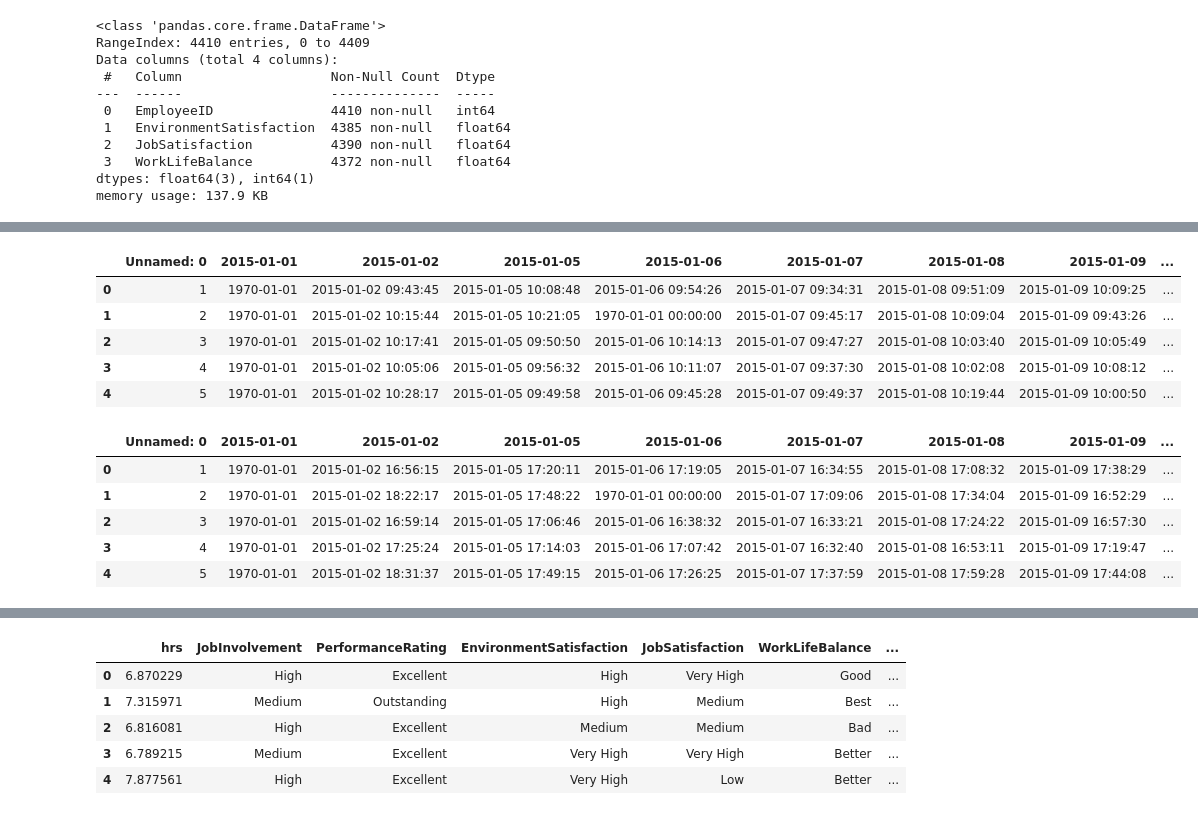
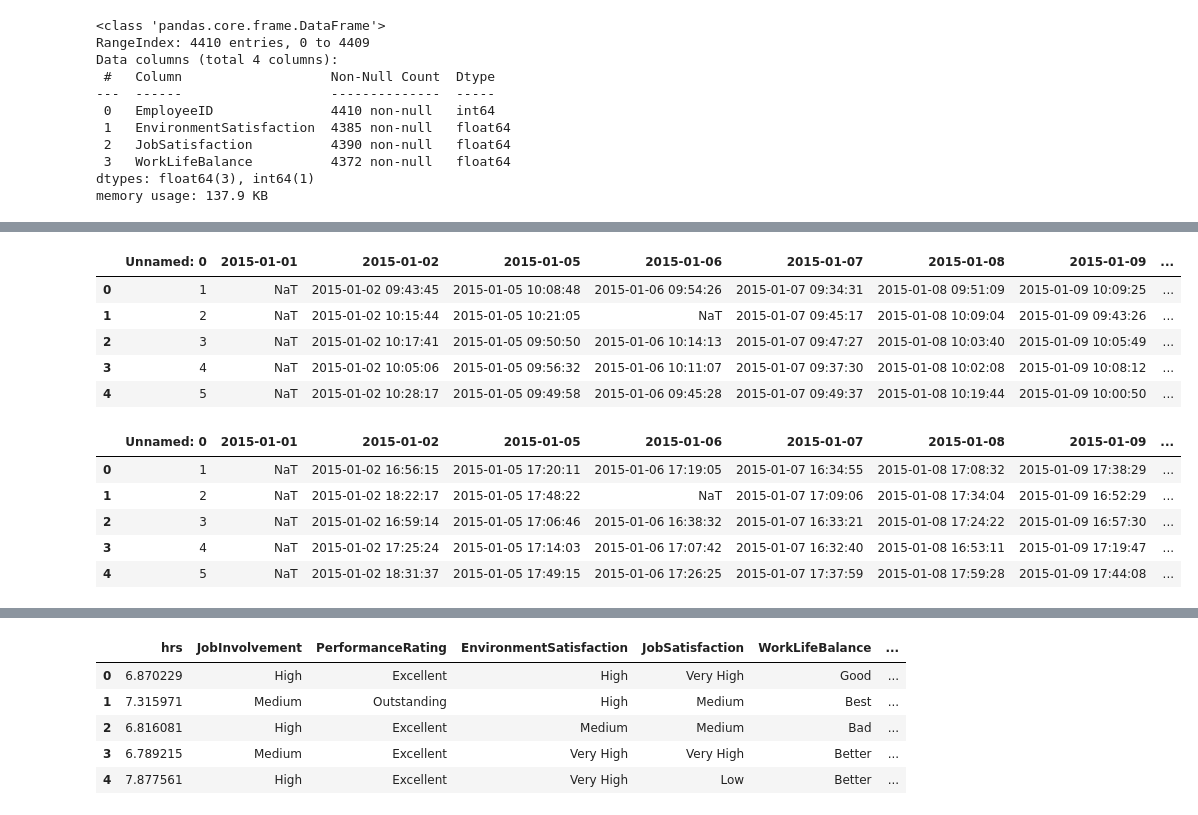
Before and after one commit to SwenA/AI-Project, a Jupyter notebook: project.ipynb, the cells around one changed output, grey strips where cells are left out. Saved outputs shown, nothing was run; the diff lists cells and outputs as text; code cells hidden in the pictures.

```diff
--- a/project.ipynb
+++ b/project.ipynb
@@ -48,8 +63,6 @@ memory usage: 137.9 KB
 # %%
 with zipfile.ZipFile('./data/in_out_time.zip', 'r') as z:
     with z.open('in_time.csv') as i:
-        in_time_data = pd.read_csv(i)
+        in_time = pd.read_csv(i)
     with z.open('out_time.csv') as o:
-        out_time_data = pd.read_csv(o)
-
-in_time_data.head()
+        out_time = pd.read_csv(o)
@@ -63,3 +68,0 @@ in_time_data.head()
-# %%
-in_time=in_time_data.replace(np.nan,0)
-in_time.head()
@@ -73,10 +78,10 @@ in_time.head()
 # %%
-in_time.iloc[:, 1:] = in_time.iloc[:, 1:].apply(pd.to_datetime, errors='coerce', format='mixed')
+in_time.iloc[:, 1:] = in_time.iloc[:, 1:].apply(pd.to_datetime)
 in_time.head()
 # %% [output]
 |  | Unnamed: 0 | 2015-01-01 | 2015-01-02 | 2015-01-05 | 2015-01-06 | 2015-01-07 | 2015-01-08 | 2015-01-09 | ... |
-| 0 | 1 | 1970-01-01 | 2015-01-02 09:43:45 | 2015-01-05 10:08:48 | 2015-01-06 09:54:26 | 2015-01-07 09:34:31 | 2015-01-08 09:51:09 | 2015-01-09 10:09:25 | ... |
-| 1 | 2 | 1970-01-01 | 2015-01-02 10:15:44 | 2015-01-05 10:21:05 | 1970-01-01 00:00:00 | 2015-01-07 09:45:17 | 2015-01-08 10:09:04 | 2015-01-09 09:43:26 | ... |
-| 2 | 3 | 1970-01-01 | 2015-01-02 10:17:41 | 2015-01-05 09:50:50 | 2015-01-06 10:14:13 | 2015-01-07 09:47:27 | 2015-01-08 10:03:40 | 2015-01-09 10:05:49 | ... |
-| 3 | 4 | 1970-01-01 | 2015-01-02 10:05:06 | 2015-01-05 09:56:32 | 2015-01-06 10:11:07 | 2015-01-07 09:37:30 | 2015-01-08 10:02:08 | 2015-01-09 10:08:12 | ... |
-| 4 | 5 | 1970-01-01 | 2015-01-02 10:28:17 | 2015-01-05 09:49:58 | 2015-01-06 09:45:28 | 2015-01-07 09:49:37 | 2015-01-08 10:19:44 | 2015-01-09 10:00:50 | ... |
+| 0 | 1 | NaT | 2015-01-02 09:43:45 | 2015-01-05 10:08:48 | 2015-01-06 09:54:26 | 2015-01-07 09:34:31 | 2015-01-08 09:51:09 | 2015-01-09 10:09:25 | ... |
+| 1 | 2 | NaT | 2015-01-02 10:15:44 | 2015-01-05 10:21:05 | NaT | 2015-01-07 09:45:17 | 2015-01-08 10:09:04 | 2015-01-09 09:43:26 | ... |
+| 2 | 3 | NaT | 2015-01-02 10:17:41 | 2015-01-05 09:50:50 | 2015-01-06 10:14:13 | 2015-01-07 09:47:27 | 2015-01-08 10:03:40 | 2015-01-09 10:05:49 | ... |
+| 3 | 4 | NaT | 2015-01-02 10:05:06 | 2015-01-05 09:56:32 | 2015-01-06 10:11:07 | 2015-01-07 09:37:30 | 2015-01-08 10:02:08 | 2015-01-09 10:08:12 | ... |
+| 4 | 5 | NaT | 2015-01-02 10:28:17 | 2015-01-05 09:49:58 | 2015-01-06 09:45:28 | 2015-01-07 09:49:37 | 2015-01-08 10:19:44 | 2015-01-09 10:00:50 | ... |
@@ -85,13 +88,13 @@ out_time=out_time_data.replace(np.nan,0)
 # %%
-out_time.iloc[:, 1:] = out_time.iloc[:, 1:].apply(pd.to_datetime, errors='coerce', format='mixed')
+out_time.iloc[:, 1:] = out_time.iloc[:, 1:].apply(pd.to_datetime)
 out_time.head()
 # %% [output]
 |  | Unnamed: 0 | 2015-01-01 | 2015-01-02 | 2015-01-05 | 2015-01-06 | 2015-01-07 | 2015-01-08 | 2015-01-09 | ... |
-| 0 | 1 | 1970-01-01 | 2015-01-02 16:56:15 | 2015-01-05 17:20:11 | 2015-01-06 17:19:05 | 2015-01-07 16:34:55 | 2015-01-08 17:08:32 | 2015-01-09 17:38:29 | ... |
-| 1 | 2 | 1970-01-01 | 2015-01-02 18:22:17 | 2015-01-05 17:48:22 | 1970-01-01 00:00:00 | 2015-01-07 17:09:06 | 2015-01-08 17:34:04 | 2015-01-09 16:52:29 | ... |
-| 2 | 3 | 1970-01-01 | 2015-01-02 16:59:14 | 2015-01-05 17:06:46 | 2015-01-06 16:38:32 | 2015-01-07 16:33:21 | 2015-01-08 17:24:22 | 2015-01-09 16:57:30 | ... |
-| 3 | 4 | 1970-01-01 | 2015-01-02 17:25:24 | 2015-01-05 17:14:03 | 2015-01-06 17:07:42 | 2015-01-07 16:32:40 | 2015-01-08 16:53:11 | 2015-01-09 17:19:47 | ... |
-| 4 | 5 | 1970-01-01 | 2015-01-02 18:31:37 | 2015-01-05 17:49:15 | 2015-01-06 17:26:25 | 2015-01-07 17:37:59 | 2015-01-08 17:59:28 | 2015-01-09 17:44:08 | ... |
+| 0 | 1 | NaT | 2015-01-02 16:56:15 | 2015-01-05 17:20:11 | 2015-01-06 17:19:05 | 2015-01-07 16:34:55 | 2015-01-08 17:08:32 | 2015-01-09 17:38:29 | ... |
+| 1 | 2 | NaT | 2015-01-02 18:22:17 | 2015-01-05 17:48:22 | NaT | 2015-01-07 17:09:06 | 2015-01-08 17:34:04 | 2015-01-09 16:52:29 | ... |
+| 2 | 3 | NaT | 2015-01-02 16:59:14 | 2015-01-05 17:06:46 | 2015-01-06 16:38:32 | 2015-01-07 16:33:21 | 2015-01-08 17:24:22 | 2015-01-09 16:57:30 | ... |
+| 3 | 4 | NaT | 2015-01-02 17:25:24 | 2015-01-05 17:14:03 | 2015-01-06 17:07:42 | 2015-01-07 16:32:40 | 2015-01-08 16:53:11 | 2015-01-09 17:19:47 | ... |
+| 4 | 5 | NaT | 2015-01-02 18:31:37 | 2015-01-05 17:49:15 | 2015-01-06 17:26:25 | 2015-01-07 17:37:59 | 2015-01-08 17:59:28 | 2015-01-09 17:44:08 | ... |
 # %%
 worked_time = out_time - in_time
 worked_time.reset_index(inplace=True)
```
Also changed, not shown: parts of 31 cells of this notebook.
